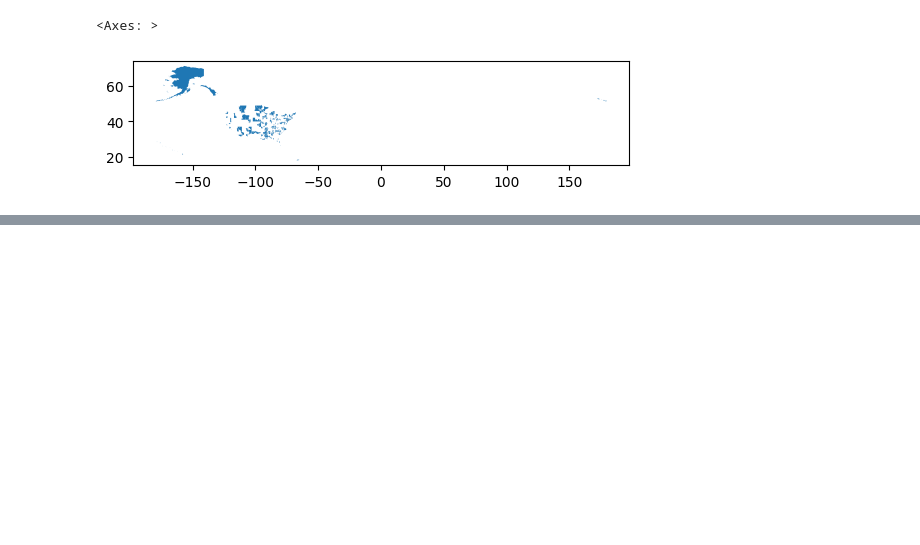
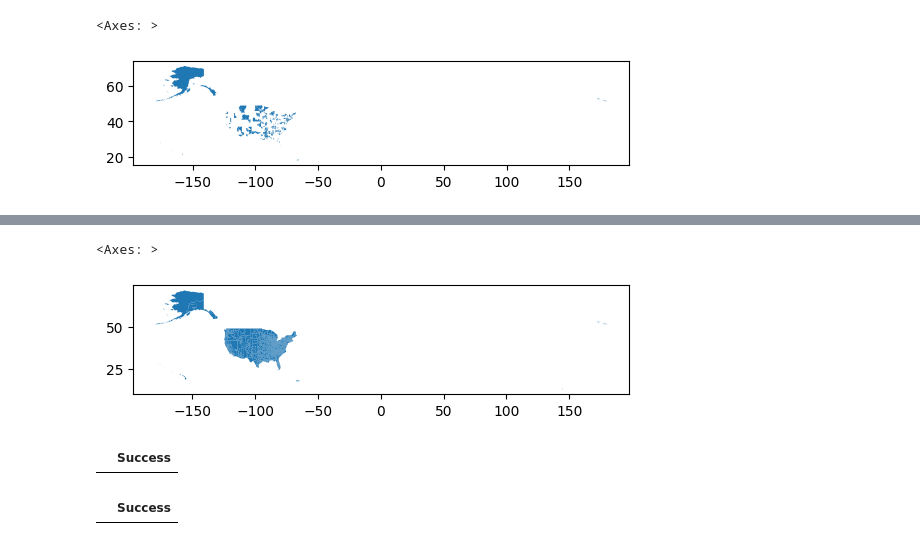
Before and after one commit to jaanli/exploring_american_community_survey_data, a Jupyter notebook: notebooks/link_public_use_microdata_areas_over_decades.ipynb, the cells around one changed output, grey strips where cells are left out. Drawn from its saved outputs; the diff is of its cells as text; code cells hidden in the pictures; blank space fills up the shorter version.

```diff
--- a/notebooks/link_public_use_microdata_areas_over_decades.ipynb
+++ b/notebooks/link_public_use_microdata_areas_over_decades.ipynb
@@ -234,0 +424,35 @@ gdf[gdf['PUMACE20'].isin(nyc_cbsa_pumas)].plot()
+# %%
+gdf = gpd.read_file('/Users/me/data/american_community_survey/PUMA5/2010/combined/TIGER2010_PUMA10.shp')
+# %%
+gdf.plot()
+# %% [output]
+<Axes: >
+[figure, added]
+# %%
+%%sql
+LOAD spatial;
+# %% [output]
+|  | Success |
+# %%
+%%sql
+COPY(
+WITH puma_2010 AS (
+  SELECT * FROM '/Users/me/data/american_community_survey/PUMA5/2010/combined/TIGER2010_PUMA10.shp'
+),
+us_cbsa_2020 AS (
+  SELECT * FROM '~/data/american_community_survey/shapefiles/tl_2020_us_cbsa.shp'
+),
+new_york_cbsa_2020 AS (
+  SELECT * FROM us_cbsa_2020
+  WHERE NAMELSAD LIKE '%New York%'
+),
+intersecting_rows AS (
+  SELECT puma.*
+  FROM puma_2010 puma
+  JOIN new_york_cbsa_2020 nycbsa
+  ON ST_Intersects(puma.geom, nycbsa.geom)
+)
+SELECT * FROM intersecting_rows
+) TO '~/data/american_community_survey/shapefiles/newyork_newark_cbsa_2010_pumas_intersection_with_2020_cbsa.shp' WITH (FORMAT GDAL, DRIVER 'ESRI Shapefile');
+# %% [output]
+|  | Success |
```
Also changed, not shown: parts of 44 cells of this notebook, 6 other files.
